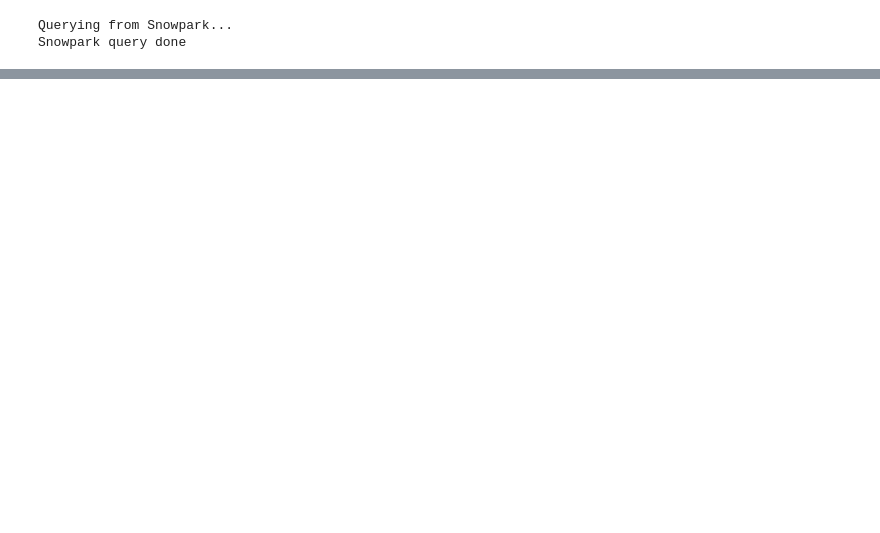
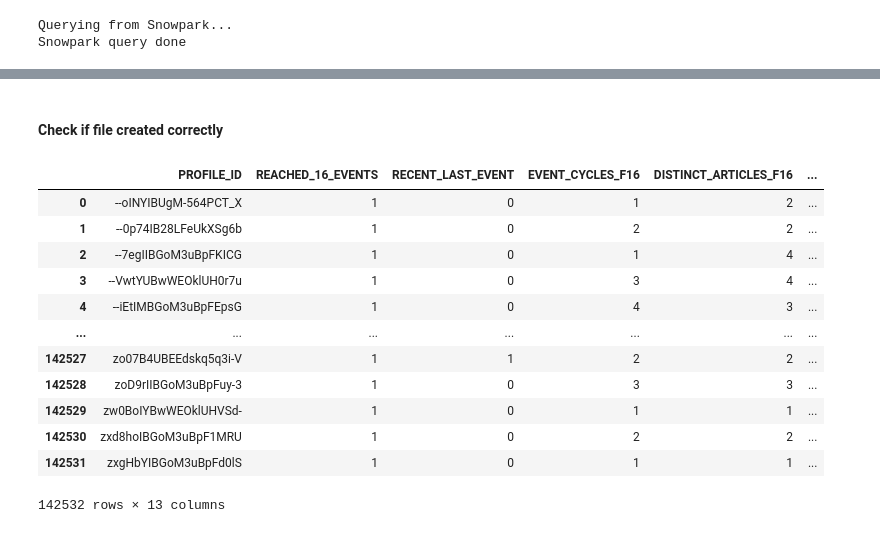
Before and after one commit to Data-ScienceHub/ETM, a Jupyter notebook: Code/notebooks/data_extraction.ipynb, the cells around one changed output, grey strips where cells are left out. Drawn from its saved outputs; the diff is of its cells as text; code cells hidden in the pictures; blank space fills up the shorter version.

Commit message:
Update final data_extraction notebook

```diff
--- a/Code/notebooks/data_extraction.ipynb
+++ b/Code/notebooks/data_extraction.ipynb
@@ -85,0 +125,10 @@ clustering_data
+# %%
+s3_path = 's3://hum-rnd-data/UVA/'
+
+date_today = datetime.now().strftime('%Y-%m-%d')
+classification_file_name = 'classification_data_{}.csv'.format(date_today)
+clustering_file_name = 'clustering_data_{}.csv'.format(date_today)
+
+# If running on AWS SageMaker / Saving to S3
+# classification_file_name = s3_path + classification_file_name
+# clustering_file_name = s3_path + clustering_file_name
@@ -85,0 +160,7 @@ clustering_data
+# %%
+batched_classification_file_name = 'batched_classification_data_{}.csv'.format(date_today)
+batched_clustering_file_name = 'batched_clustering_data_{}.csv'.format(date_today)
+
+# If running on AWS SageMaker / Saving to S3
+# batched_classification_file_name = s3_path + classification_file_name
+# batched_clustering_file_name = s3_path + clustering_file_name
@@ -85,0 +203,19 @@ clustering_data
+# %% [markdown]
+#### Check if file created correctly
+# %%
+batched_classification_df = pd.read_csv(batched_classification_file_name)
+batched_classification_df
+# %% [output]
+|  | PROFILE_ID | REACHED_16_EVENTS | RECENT_LAST_EVENT | EVENT_CYCLES_F16 | DISTINCT_ARTICLES_F16 | ... |
+| 0 | --oINYIBUgM-564PCT_X | 1 | 0 | 1 | 2 | ... |
+| 1 | --0p74IB28LFeUkXSg6b | 1 | 0 | 2 | 2 | ... |
+| 2 | --7egIIBGoM3uBpFKICG | 1 | 0 | 1 | 4 | ... |
+| 3 | --VwtYUBwWEOklUH0r7u | 1 | 0 | 3 | 4 | ... |
+| 4 | --iEtIMBGoM3uBpFEpsG | 1 | 0 | 4 | 3 | ... |
+| ... | ... | ... | ... | ... | ... | ... |
+| 142527 | zo07B4UBEEdskq5q3i-V | 1 | 1 | 2 | 2 | ... |
+| 142528 | zoD9rIIBGoM3uBpFuy-3 | 1 | 0 | 3 | 3 | ... |
+| 142529 | zw0BoIYBwWEOklUHVSd- | 1 | 0 | 1 | 1 | ... |
+| 142530 | zxd8hoIBGoM3uBpF1MRU | 1 | 0 | 2 | 2 | ... |
+| 142531 | zxgHbYIBGoM3uBpFd0lS | 1 | 0 | 1 | 1 | ... |
+142532 rows × 13 columns
```
Also changed, not shown: parts of 31 cells of this notebook, 3 other files.
